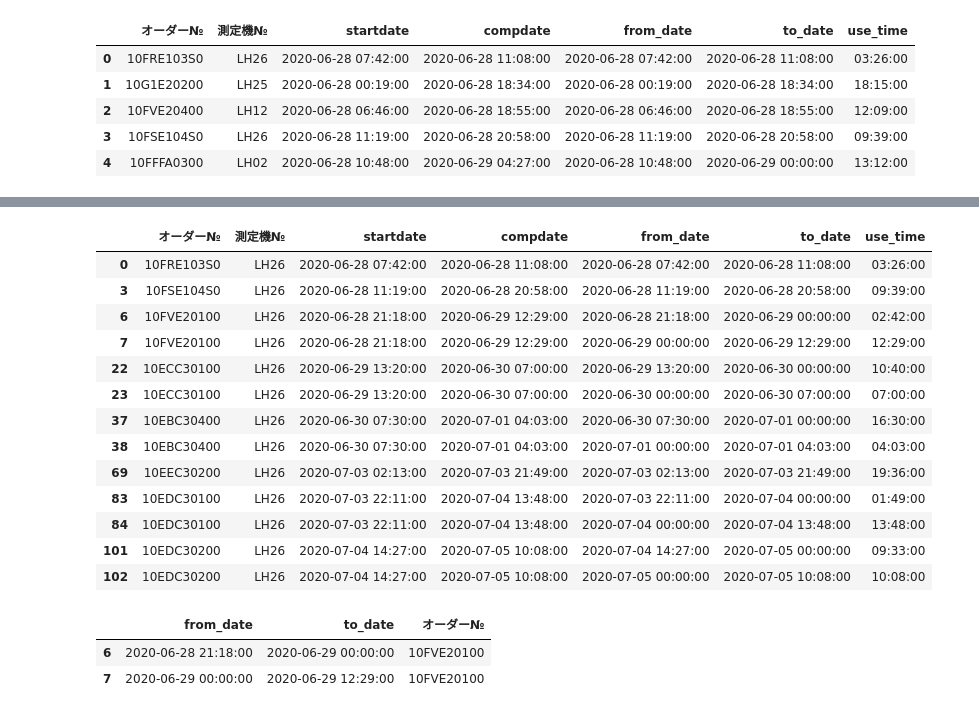
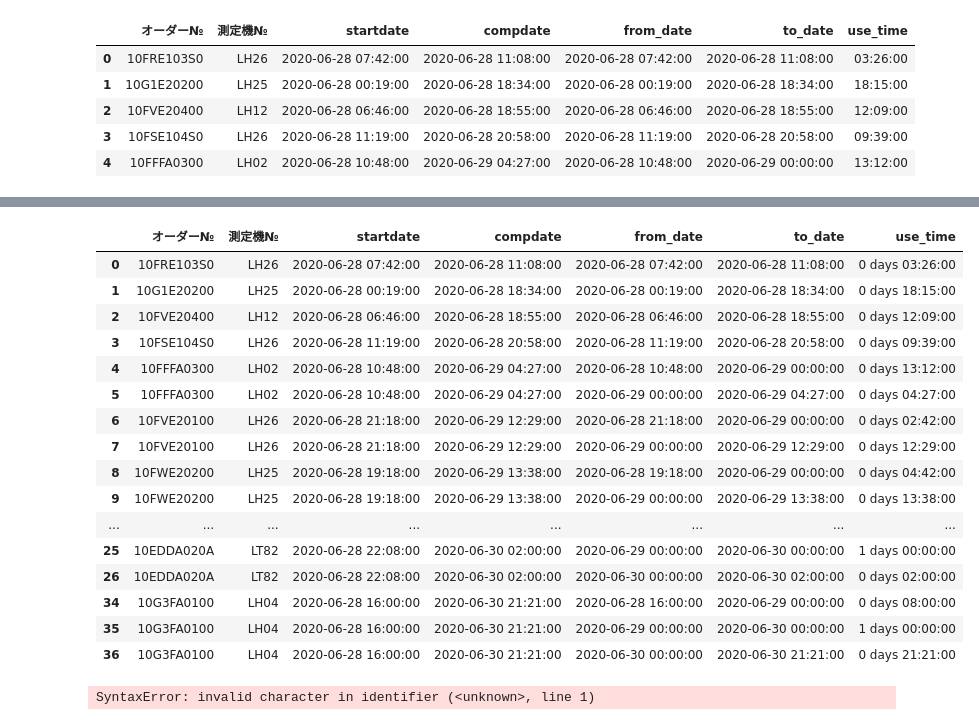
Before and after one commit to sekoatlightson/django_sqlalchemy, a Jupyter notebook: pandas_sampl/operating_rate.ipynb, the cells around one changed output, grey strips where cells are left out. Saved outputs shown, nothing was run; the diff lists cells and outputs as text; code cells hidden in the pictures.

```diff
--- a/pandas_sampl/operating_rate.ipynb
+++ b/pandas_sampl/operating_rate.ipynb
@@ -174,23 +188,24 @@ df3.head()
+# %%
+df3.query('startdate < datetime.datetime(2020,6,29,0,0)')
+# %% [output]
+|  | オーダー№ | 測定機№ | startdate | compdate | from_date | to_date | use_time |
+| 0 | 10FRE103S0 | LH26 | 2020-06-28 07:42:00 | 2020-06-28 11:08:00 | 2020-06-28 07:42:00 | 2020-06-28 11:08:00 | 0 days 03:26:00 |
+| 1 | 10G1E20200 | LH25 | 2020-06-28 00:19:00 | 2020-06-28 18:34:00 | 2020-06-28 00:19:00 | 2020-06-28 18:34:00 | 0 days 18:15:00 |
+| 2 | 10FVE20400 | LH12 | 2020-06-28 06:46:00 | 2020-06-28 18:55:00 | 2020-06-28 06:46:00 | 2020-06-28 18:55:00 | 0 days 12:09:00 |
+| 3 | 10FSE104S0 | LH26 | 2020-06-28 11:19:00 | 2020-06-28 20:58:00 | 2020-06-28 11:19:00 | 2020-06-28 20:58:00 | 0 days 09:39:00 |
+| 4 | 10FFFA0300 | LH02 | 2020-06-28 10:48:00 | 2020-06-29 04:27:00 | 2020-06-28 10:48:00 | 2020-06-29 00:00:00 | 0 days 13:12:00 |
+| 5 | 10FFFA0300 | LH02 | 2020-06-28 10:48:00 | 2020-06-29 04:27:00 | 2020-06-29 00:00:00 | 2020-06-29 04:27:00 | 0 days 04:27:00 |
+| 6 | 10FVE20100 | LH26 | 2020-06-28 21:18:00 | 2020-06-29 12:29:00 | 2020-06-28 21:18:00 | 2020-06-29 00:00:00 | 0 days 02:42:00 |
+| 7 | 10FVE20100 | LH26 | 2020-06-28 21:18:00 | 2020-06-29 12:29:00 | 2020-06-29 00:00:00 | 2020-06-29 12:29:00 | 0 days 12:29:00 |
+| 8 | 10FWE20200 | LH25 | 2020-06-28 19:18:00 | 2020-06-29 13:38:00 | 2020-06-28 19:18:00 | 2020-06-29 00:00:00 | 0 days 04:42:00 |
+| 9 | 10FWE20200 | LH25 | 2020-06-28 19:18:00 | 2020-06-29 13:38:00 | 2020-06-29 00:00:00 | 2020-06-29 13:38:00 | 0 days 13:38:00 |
+| ... | ... | ... | ... | ... | ... | ... | ... |
+| 25 | 10EDDA020A | LT82 | 2020-06-28 22:08:00 | 2020-06-30 02:00:00 | 2020-06-29 00:00:00 | 2020-06-30 00:00:00 | 1 days 00:00:00 |
+| 26 | 10EDDA020A | LT82 | 2020-06-28 22:08:00 | 2020-06-30 02:00:00 | 2020-06-30 00:00:00 | 2020-06-30 02:00:00 | 0 days 02:00:00 |
+| 34 | 10G3FA0100 | LH04 | 2020-06-28 16:00:00 | 2020-06-30 21:21:00 | 2020-06-28 16:00:00 | 2020-06-29 00:00:00 | 0 days 08:00:00 |
+| 35 | 10G3FA0100 | LH04 | 2020-06-28 16:00:00 | 2020-06-30 21:21:00 | 2020-06-29 00:00:00 | 2020-06-30 00:00:00 | 1 days 00:00:00 |
+| 36 | 10G3FA0100 | LH04 | 2020-06-28 16:00:00 | 2020-06-30 21:21:00 | 2020-06-30 00:00:00 | 2020-06-30 21:21:00 | 0 days 21:21:00 |
 # %%
-df3[df3['測定機№']=='LH26']
+df3.query('測定機№ == "LH26"')
 # %% [output]
-|  | オーダー№ | 測定機№ | startdate | compdate | from_date | to_date | use_time |
-| 0 | 10FRE103S0 | LH26 | 2020-06-28 07:42:00 | 2020-06-28 11:08:00 | 2020-06-28 07:42:00 | 2020-06-28 11:08:00 | 03:26:00 |
-| 3 | 10FSE104S0 | LH26 | 2020-06-28 11:19:00 | 2020-06-28 20:58:00 | 2020-06-28 11:19:00 | 2020-06-28 20:58:00 | 09:39:00 |
-| 6 | 10FVE20100 | LH26 | 2020-06-28 21:18:00 | 2020-06-29 12:29:00 | 2020-06-28 21:18:00 | 2020-06-29 00:00:00 | 02:42:00 |
-| 7 | 10FVE20100 | LH26 | 2020-06-28 21:18:00 | 2020-06-29 12:29:00 | 2020-06-29 00:00:00 | 2020-06-29 12:29:00 | 12:29:00 |
-| 22 | 10ECC30100 | LH26 | 2020-06-29 13:20:00 | 2020-06-30 07:00:00 | 2020-06-29 13:20:00 | 2020-06-30 00:00:00 | 10:40:00 |
-| 23 | 10ECC30100 | LH26 | 2020-06-29 13:20:00 | 2020-06-30 07:00:00 | 2020-06-30 00:00:00 | 2020-06-30 07:00:00 | 07:00:00 |
-| 37 | 10EBC30400 | LH26 | 2020-06-30 07:30:00 | 2020-07-01 04:03:00 | 2020-06-30 07:30:00 | 2020-07-01 00:00:00 | 16:30:00 |
-| 38 | 10EBC30400 | LH26 | 2020-06-30 07:30:00 | 2020-07-01 04:03:00 | 2020-07-01 00:00:00 | 2020-07-01 04:03:00 | 04:03:00 |
-| 69 | 10EEC30200 | LH26 | 2020-07-03 02:13:00 | 2020-07-03 21:49:00 | 2020-07-03 02:13:00 | 2020-07-03 21:49:00 | 19:36:00 |
-| 83 | 10EDC30100 | LH26 | 2020-07-03 22:11:00 | 2020-07-04 13:48:00 | 2020-07-03 22:11:00 | 2020-07-04 00:00:00 | 01:49:00 |
-| 84 | 10EDC30100 | LH26 | 2020-07-03 22:11:00 | 2020-07-04 13:48:00 | 2020-07-04 00:00:00 | 2020-07-04 13:48:00 | 13:48:00 |
-| 101 | 10EDC30200 | LH26 | 2020-07-04 14:27:00 | 2020-07-05 10:08:00 | 2020-07-04 14:27:00 | 2020-07-05 00:00:00 | 09:33:00 |
-| 102 | 10EDC30200 | LH26 | 2020-07-04 14:27:00 | 2020-07-05 10:08:00 | 2020-07-05 00:00:00 | 2020-07-05 10:08:00 | 10:08:00 |
+SyntaxError: invalid character in identifier (<unknown>, line 1)
-# %%
-df_split[df_split['オーダー№']=='10FVE20100']
-# %% [output]
-|  | from_date | to_date | オーダー№ |
-| 6 | 2020-06-28 21:18:00 | 2020-06-29 00:00:00 | 10FVE20100 |
-| 7 | 2020-06-29 00:00:00 | 2020-06-29 12:29:00 | 10FVE20100 |
```
Also changed, not shown: parts of 9 cells of this notebook.
